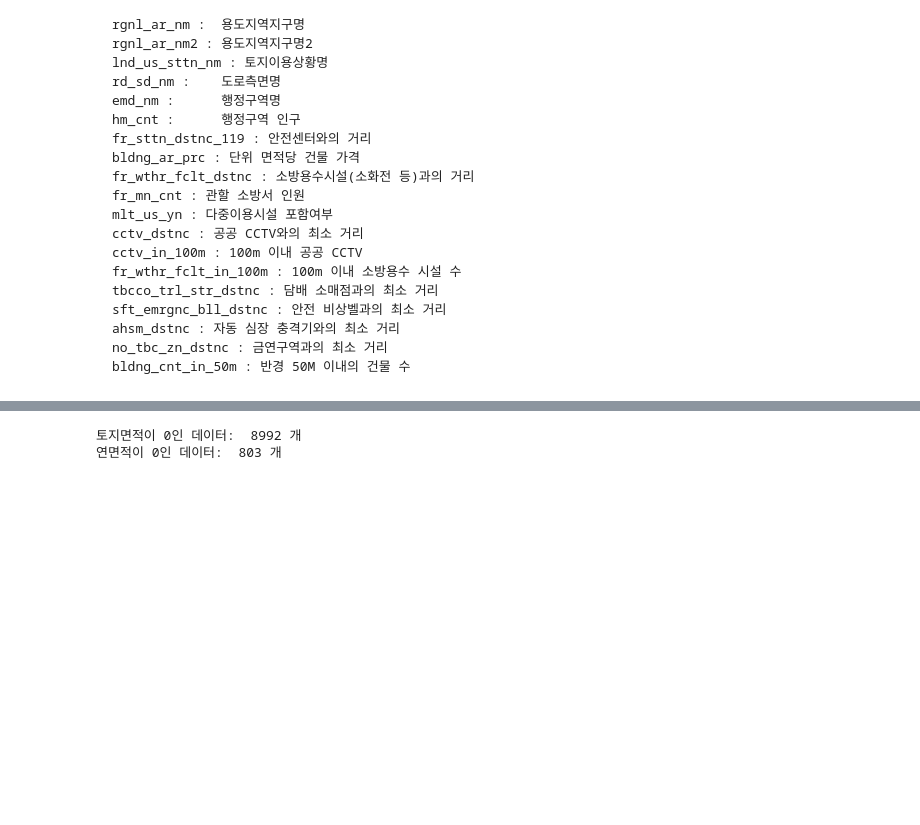
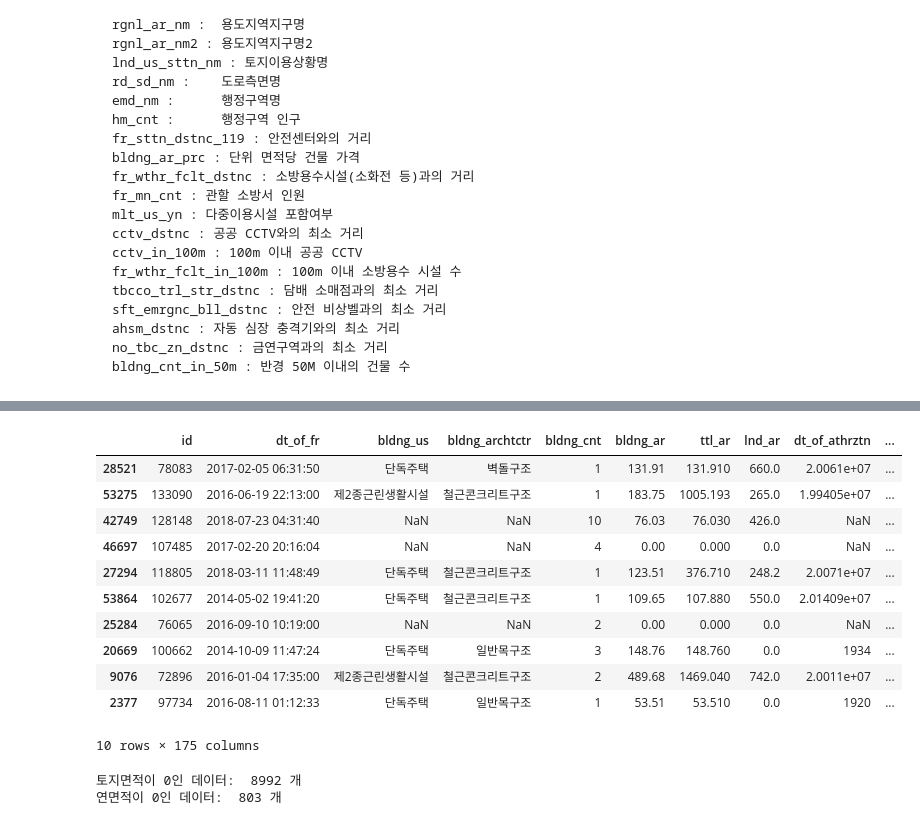
Before and after one commit to hanseul-wang/fire-prediction-model-Kimhae, a Jupyter notebook: Fire/Data_analysis/Train_Data_EDA.ipynb, the cells around one changed output, grey strips where cells are left out. Drawn from its saved outputs; the diff is of its cells as text; code cells hidden in the pictures; blank space fills up the shorter version.

```diff
--- a/Fire/Data_analysis/Train_Data_EDA.ipynb
+++ b/Fire/Data_analysis/Train_Data_EDA.ipynb
@@ -73,2 +71,0 @@ warnings.filterwarnings(action='ignore')
-# %%
-tDB = pd.read_csv('../Data/PJT002_train.csv')
@@ -124,6 +71,0 @@ len(tDB[(tDB['ttl_grnd_flr'] == 0.0) & (tDB['ttl_dwn_flr'] == 0.0)])
-# %%
-tDB['lnd_ar2'] = tDB['lnd_ar']
-tDB['ttl_ar2'] = tDB['ttl_ar']
-
-# 총 층수
-tDB['tt_flr'] = tDB['ttl_grnd_flr'] + tDB['ttl_dwn_flr']
@@ -130,3 +341,18 @@ tDB['tt_flr'] = tDB['ttl_grnd_flr'] + tDB['ttl_dwn_flr']
+# %%
+tDB.sample(10)
+# %% [output]
+|  | id | dt_of_fr | bldng_us | bldng_archtctr | bldng_cnt | bldng_ar | ttl_ar | lnd_ar | dt_of_athrztn | ... |
+| 28521 | 78083 | 2017-02-05 06:31:50 | 단독주택 | 벽돌구조 | 1 | 131.91 | 131.910 | 660.0 | 2.0061e+07 | ... |
+| 53275 | 133090 | 2016-06-19 22:13:00 | 제2종근린생활시설 | 철근콘크리트구조 | 1 | 183.75 | 1005.193 | 265.0 | 1.99405e+07 | ... |
+| 42749 | 128148 | 2018-07-23 04:31:40 | NaN | NaN | 10 | 76.03 | 76.030 | 426.0 | NaN | ... |
+| 46697 | 107485 | 2017-02-20 20:16:04 | NaN | NaN | 4 | 0.00 | 0.000 | 0.0 | NaN | ... |
+| 27294 | 118805 | 2018-03-11 11:48:49 | 단독주택 | 철근콘크리트구조 | 1 | 123.51 | 376.710 | 248.2 | 2.0071e+07 | ... |
+| 53864 | 102677 | 2014-05-02 19:41:20 | 단독주택 | 철근콘크리트구조 | 1 | 109.65 | 107.880 | 550.0 | 2.01409e+07 | ... |
+| 25284 | 76065 | 2016-09-10 10:19:00 | NaN | NaN | 2 | 0.00 | 0.000 | 0.0 | NaN | ... |
+| 20669 | 100662 | 2014-10-09 11:47:24 | 단독주택 | 일반목구조 | 3 | 148.76 | 148.760 | 0.0 | 1934 | ... |
+| 9076 | 72896 | 2016-01-04 17:35:00 | 제2종근린생활시설 | 철근콘크리트구조 | 2 | 489.68 | 1469.040 | 742.0 | 2.0011e+07 | ... |
+| 2377 | 97734 | 2016-08-11 01:12:33 | 단독주택 | 일반목구조 | 1 | 53.51 | 53.510 | 0.0 | 1920 | ... |
+10 rows × 175 columns
 # %%
 for x in tDB[tDB['lnd_ar2'] == 0].index:
     tDB['lnd_ar2'][x] = tDB['bldng_ar'][x]
```
Also changed, not shown: parts of 40 cells of this notebook, 5 other files.
